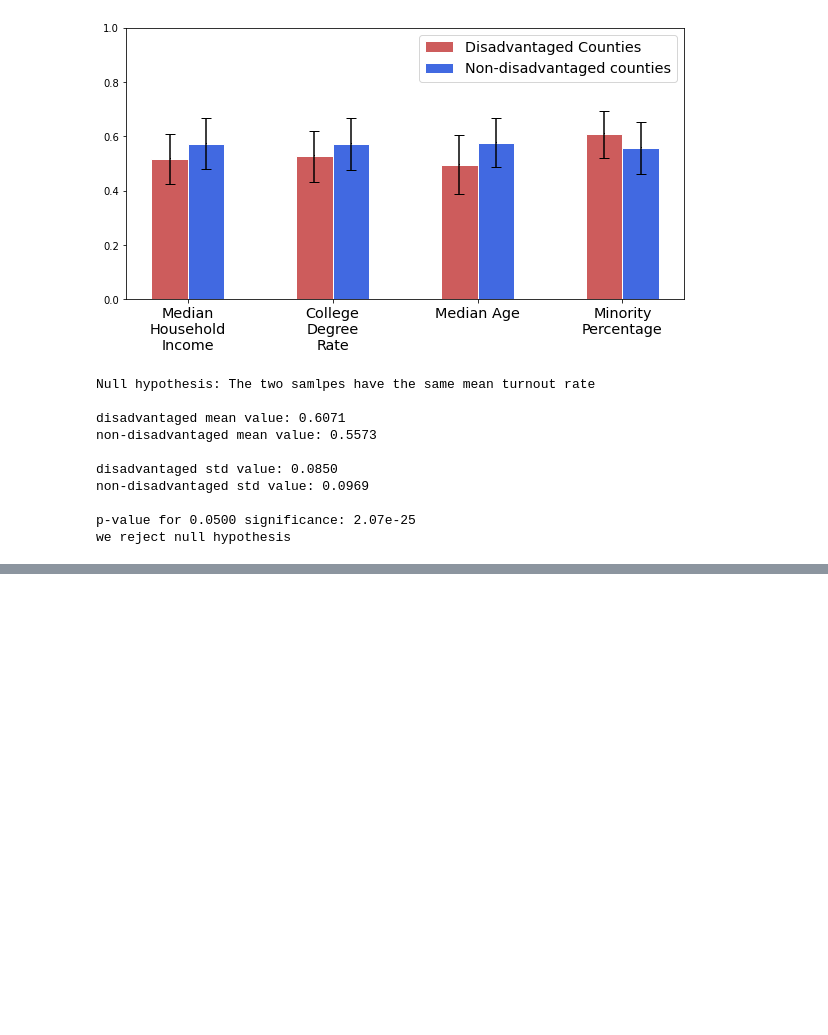
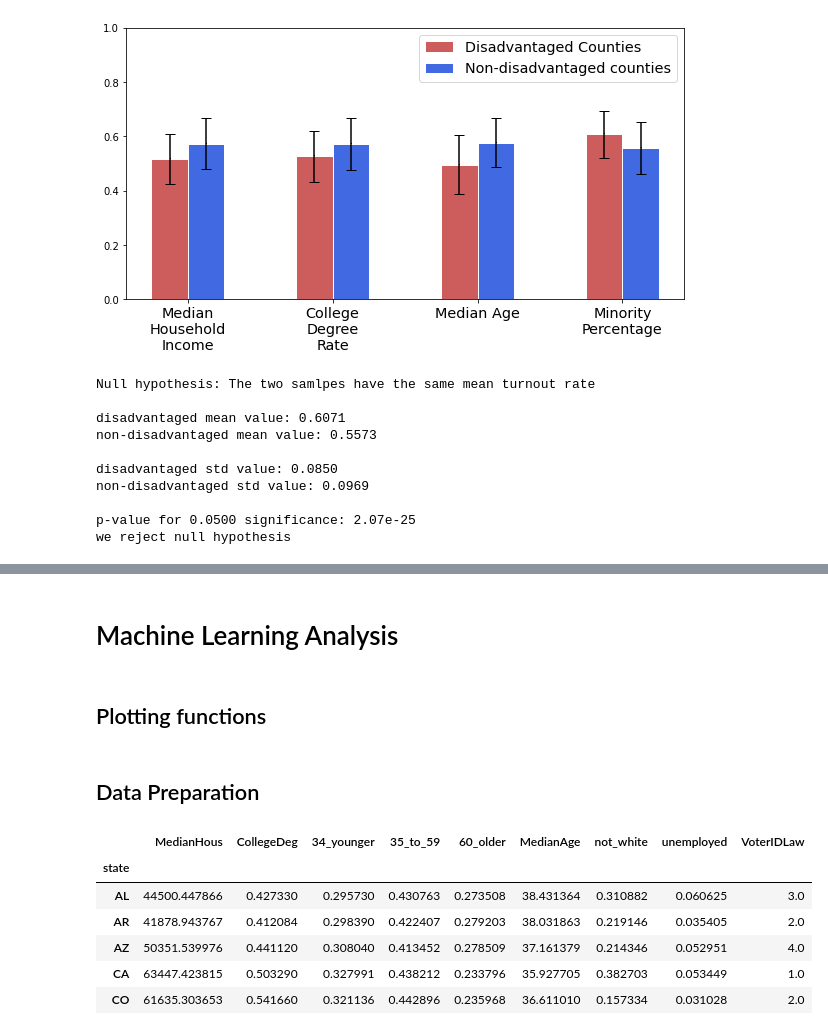
Before and after one commit to DesiPilla/demographics-voterid-turnout, a Jupyter notebook: Data_Analysis.ipynb, the cells around one changed output, grey strips where cells are left out. Cells and saved outputs as stored; diff of their text form; code cells hidden in the pictures; blank space fills up the shorter version.

```diff
--- a/Data_Analysis.ipynb
+++ b/Data_Analysis.ipynb
@@ -335,0 +335,4 @@ fig.savefig('/content/drive/My Drive/MLPP Project/Pictures/minority_conditional_
+# %% [markdown]
+# Machine Learning Analysis
+# %% [markdown]
+## Plotting functions
@@ -335,0 +378,2 @@ fig.savefig('/content/drive/My Drive/MLPP Project/Pictures/minority_conditional_
+# %% [markdown]
+## Data Preparation
@@ -335,0 +388,24 @@ fig.savefig('/content/drive/My Drive/MLPP Project/Pictures/minority_conditional_
+# %%
+# Get the voting-eligible persons in each county and state for weighting
+vep = np.array(data_no_ak.VEP).reshape(-1, 1)
+state_vep = data_no_ak[['state_abbr', 'VEP']].groupby('state_abbr').mean().values
+
+# Weight the features by VEP
+feat_wt = np.multiply(vep, feat)
+
+# Group counties by state
+feat_wt['state'] = data_no_ak.state_abbr
+
+# Standardize by VEP and normalize data
+feat_states = feat_wt.groupby('state').mean() / state_vep
+feat_states_st = (feat_states - feat_states.mean()) / feat_states.std()
+
+feat_states.head()
+# %% [output]
+|  | MedianHous | CollegeDeg | 34_younger | 35_to_59 | 60_older | MedianAge | not_white | unemployed | VoterIDLaw |
+| state |  |  |  |  |  |  |  |  |  |
+| AL | 44500.447866 | 0.427330 | 0.295730 | 0.430763 | 0.273508 | 38.431364 | 0.310882 | 0.060625 | 3.0 |
+| AR | 41878.943767 | 0.412084 | 0.298390 | 0.422407 | 0.279203 | 38.031863 | 0.219146 | 0.035405 | 2.0 |
+| AZ | 50351.539976 | 0.441120 | 0.308040 | 0.413452 | 0.278509 | 37.161379 | 0.214346 | 0.052951 | 4.0 |
+| CA | 63447.423815 | 0.503290 | 0.327991 | 0.438212 | 0.233796 | 35.927705 | 0.382703 | 0.053449 | 1.0 |
+| CO | 61635.303653 | 0.541660 | 0.321136 | 0.442896 | 0.235968 | 36.611010 | 0.157334 | 0.031028 | 2.0 |
```
Also changed, not shown: parts of 29 cells of this notebook.
